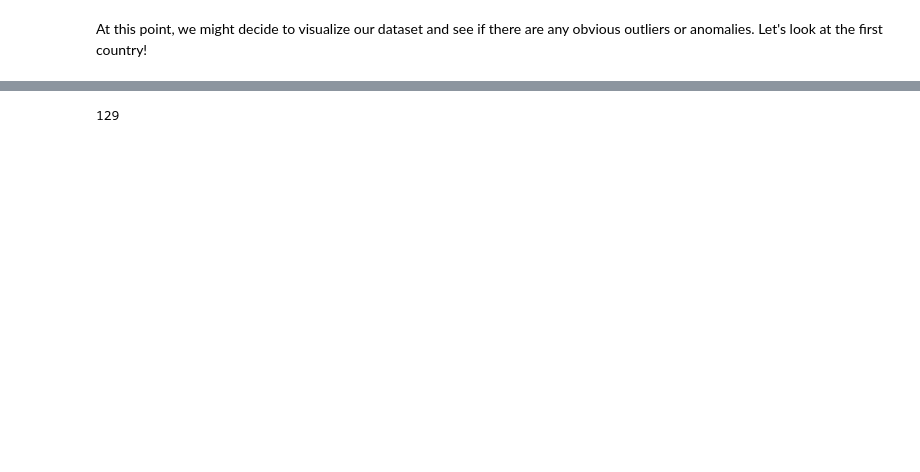
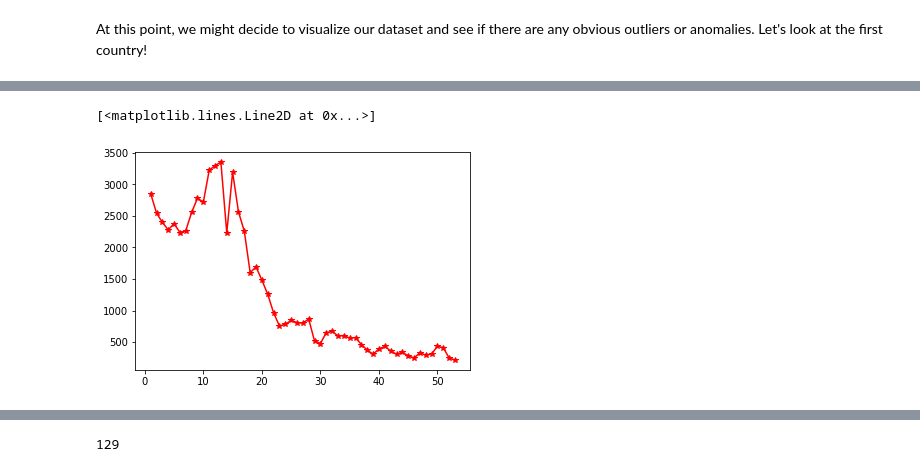
Before and after one commit to OpenMined/courses, a Jupyter notebook: L3_DataPreparation.ipynb, the cells around one changed output, grey strips where cells are left out. Drawn from its saved outputs; the diff is of its cells as text; code cells hidden in the pictures; blank space fills up the shorter version.

```diff
--- a/L3_DataPreparation.ipynb
+++ b/L3_DataPreparation.ipynb
@@ -169 +149,6 @@ plt.plot(raw_data.T[24], "r-*")
+# %%
+plt.plot(raw_data["24"], "r-*")
+# %% [output]
+[<matplotlib.lines.Line2D at 0x...>]
+[figure, added]
 # %%
```
Also changed, not shown: parts of 15 cells of this notebook, 8 other files.
